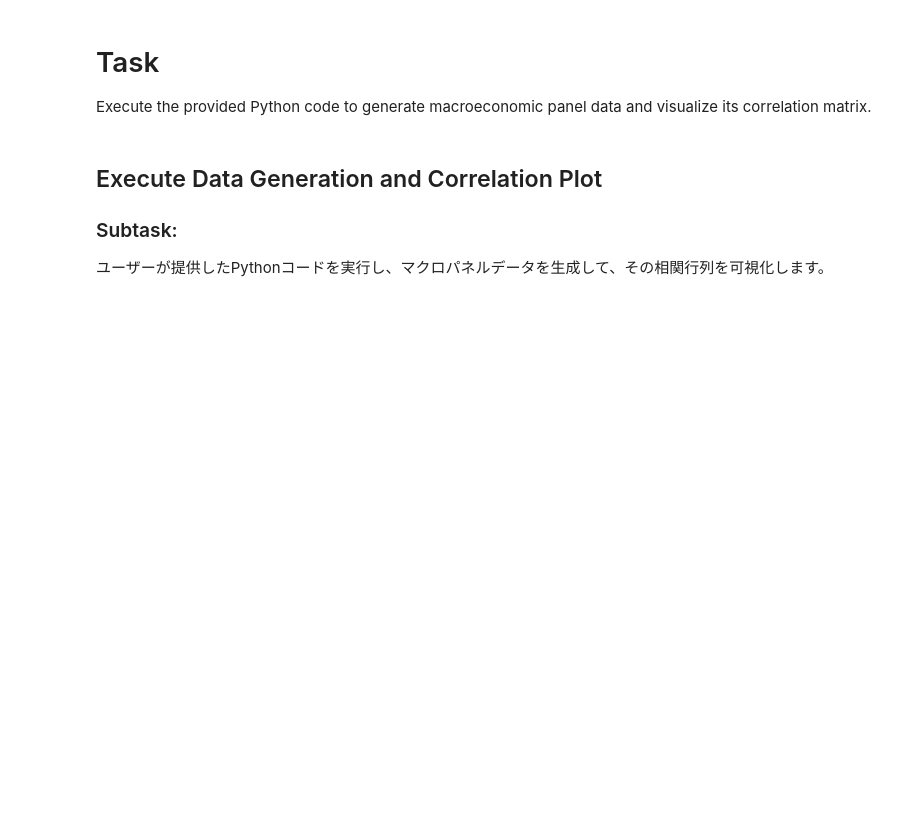
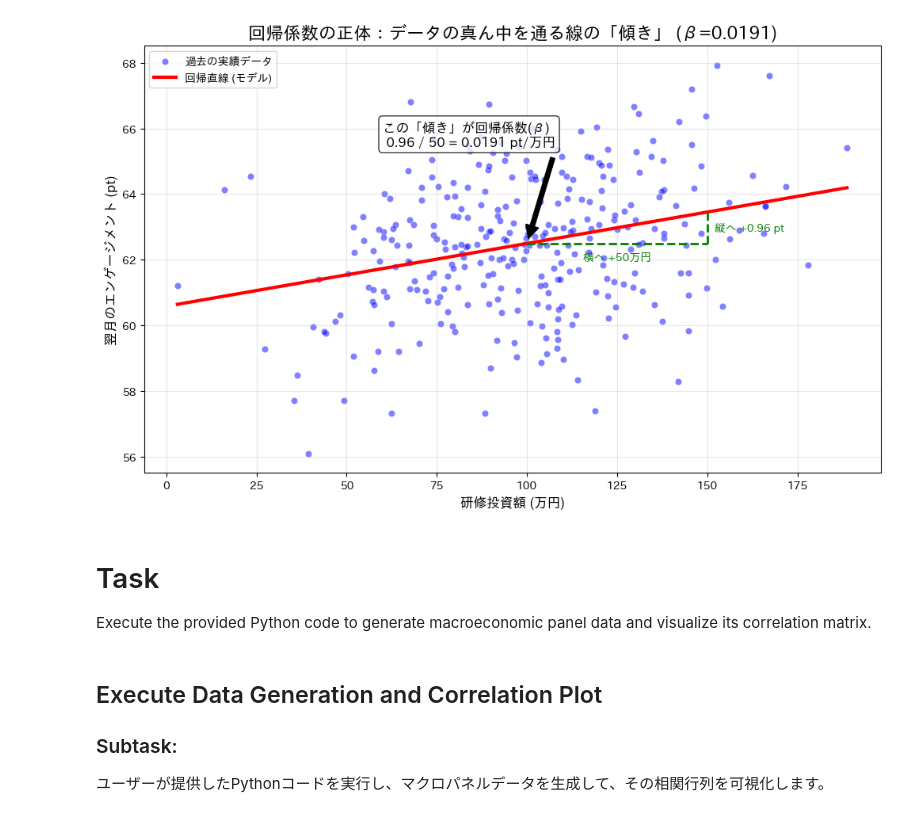
Before and after one commit to Thomas51-GtHb/Pub1, a Jupyter notebook: ROIC_Simulation_2.ipynb, the cells around one changed output. Saved outputs shown, nothing was run; the diff lists cells and outputs as text; code cells hidden in the pictures; blank space fills up the shorter version.

```diff
--- a/ROIC_Simulation_2.ipynb
+++ b/ROIC_Simulation_2.ipynb
@@ -1,2 +1,78 @@
 # %% [markdown]
 <a href="https://colab.research.google.com/github/Thomas51-GtHb/Pub1/blob/main/ROIC_Simulation_2.ipynb" target="_parent"><img src="https://colab.research.google.com/assets/colab-badge.svg" alt="Open In Colab"/></a>
+# %%
+import pandas as pd
+import numpy as np
+import matplotlib.pyplot as plt
+import seaborn as sns
+import statsmodels.api as sm
+
+# 日本語フォント設定
+try:
+    import japanize_matplotlib
+except ImportError:
+    !pip install japanize_matplotlib
+    import japanize_matplotlib
+
+# 1. データの準備（Macroモデルと同じ構造のデータを再生成）
+np.random.seed(123)
+n_samples = 300
+# X: 研修投資 (万円) - 横軸
+x = np.random.normal(100, 30, n_samples)
+x = np.maximum(x, 0) # マイナスはなし
+
+# Y: エンゲージメント (pt) - 縦軸
+# 真の傾き(0.025) + ノイズ(バラつき)
+true_beta = 0.025
+noise = np.random.normal(0, 2.0, n_samples)
+y = 60 + (x * true_beta) + noise
+
+df_viz = pd.DataFrame({'Investment': x, 'Engagement': y})
+
+# 2. 回帰分析の実行 (係数を算出)
+X = sm.add_constant(df_viz['Investment'])
+model = sm.OLS(df_viz['Engagement'], X).fit()
+beta = model.params['Investment']
+intercept = model.params['const']
+
+# 3. グラフの描画
+plt.figure(figsize=(12, 7))
+
+# A. 散布図 (青い点)
+sns.scatterplot(data=df_viz, x='Investment', y='Engagement', alpha=0.5, color='blue', label='過去の実績データ')
+
+# B. 回帰直線 (赤い線)
+x_range = np.linspace(df_viz['Investment'].min(), df_viz['Investment'].max(), 100)
+y_pred = intercept + beta * x_range
+plt.plot(x_range, y_pred, color='red', linewidth=3, label=f'回帰直線 (モデル)')
+
+# C. 「傾き」の可視化 (三角形を描く)
+# グラフの中央付近で「横に+50万円」進んだときの「縦の上昇幅」を示す
+x_start = 100
+x_end = 150
+y_start = intercept + beta * x_start
+y_end = intercept + beta * x_end
+rise = y_end - y_start
+
+# 横線 (Run)
+plt.plot([x_start, x_end], [y_start, y_start], color='green', linestyle='--', linewidth=2)
+# 縦線 (Rise)
+plt.plot([x_end, x_end], [y_start, y_end], color='green', linestyle='--', linewidth=2)
+
+# テキスト注釈
+plt.text((x_start+x_end)/2, y_start - 0.5, f'横へ +50万円', color='green', ha='center', fontweight='bold')
+plt.text(x_end + 2, (y_start+y_end)/2, f'縦へ +{rise:.2f} pt', color='green', va='center', fontweight='bold')
+
+# 係数の説明
+plt.annotate(f'この「傾き」が回帰係数(β)\n {rise:.2f} / 50 = {beta:.4f} pt/万円',
+             xy=(x_start, y_start), xytext=(x_start-40, y_end+2),
+             arrowprops=dict(facecolor='black', shrink=0.05),
+             fontsize=12, backgroundcolor='white', bbox=dict(boxstyle="round,pad=0.3", fc="white", ec="black", alpha=0.8))
+
+plt.title(f'回帰係数の正体：データの真ん中を通る線の「傾き」 (β={beta:.4f})', fontsize=16)
+plt.xlabel('研修投資額 (万円)', fontsize=12)
+plt.ylabel('翌月のエンゲージメント (pt)', fontsize=12)
+plt.legend()
+plt.grid(True, alpha=0.3)
+plt.show()
+# %% [output]
@@ -3,3 +96,4 @@
+[figure, added]
 # %% [markdown]
 # Task
 Execute the provided Python code to generate macroeconomic panel data and visualize its correlation matrix.
```
Also changed, not shown: parts of 1 cell of this notebook.
